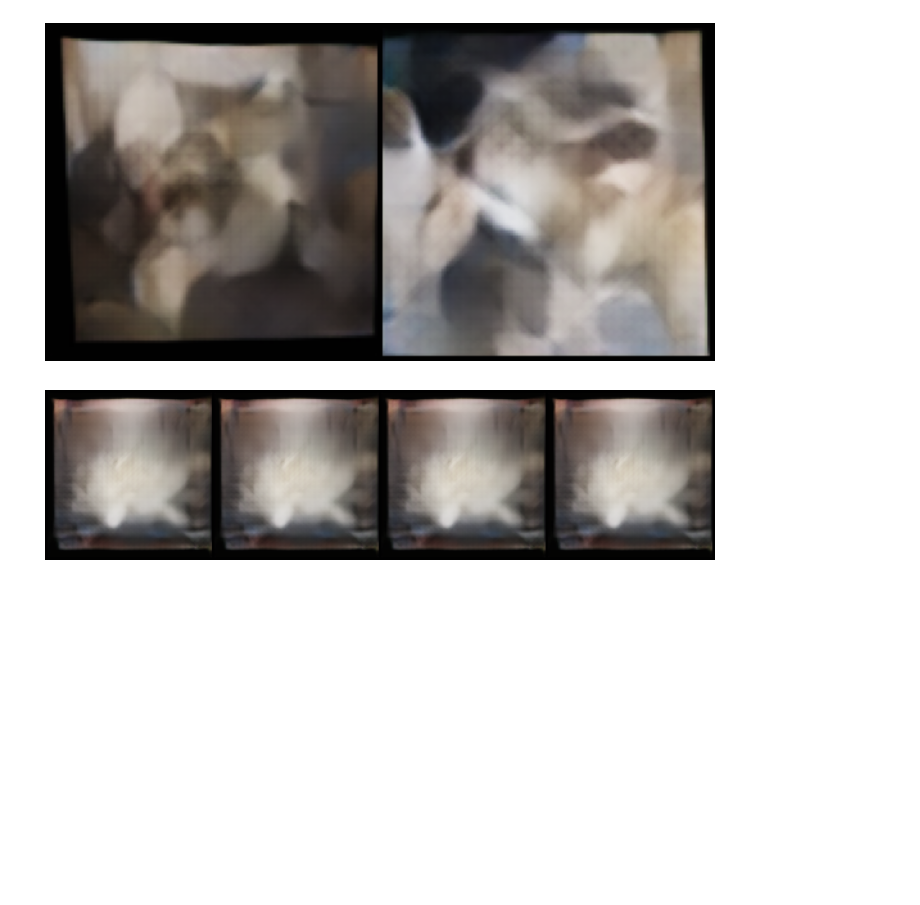
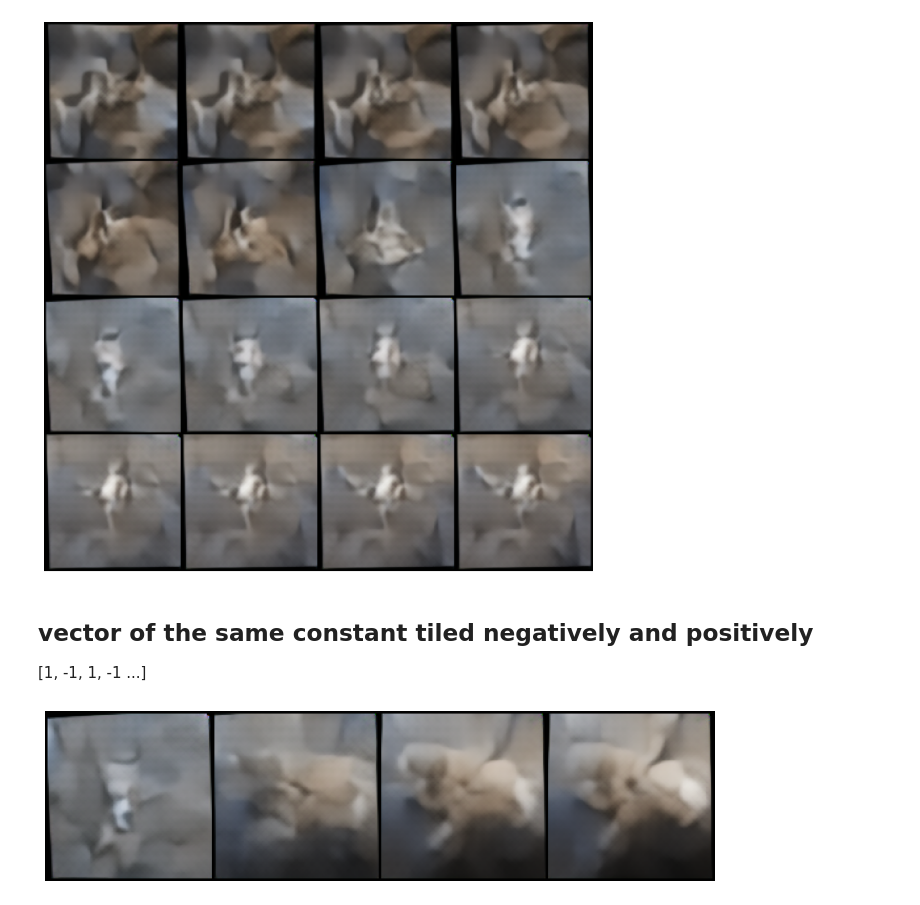
Before and after one commit to yuvalgos/FakeShmoot, a Jupyter notebook: SampleAndVisualize.ipynb, the cells around one changed output. Cells and saved outputs as stored; diff of their text form; code cells hidden in the pictures; blank space fills up the shorter version.

```diff
--- a/SampleAndVisualize.ipynb
+++ b/SampleAndVisualize.ipynb
@@ -9,0 +7,8 @@ model.requires_grad = False
+# %%
+model = torch.load('checkpoints/128final/long_run_beta4_5blocks_9000.pt')
+setattr(model.decoder, 'first_fmap_size', 128//8)  # a small fix that is required after changing the model
+
+model.requires_grad = False
+model = model.eval()
+
+latent_size = 128
@@ -15,12 +48,18 @@ visualize_batch(samples[:16])
 # %%
-z = torch.normal(0 * torch.ones(2,400), 1*torch.ones(2,400)).to('cuda')
+# z = torch.normal(0 * torch.ones(2,400), 1*torch.ones(2,400)).to('cuda')
+z = [(c * torch.ones(1, 128)).to('cuda') for c in torch.linspace(-0.5, 0.5, 16).view(16, 1, 1)]
+z = torch.stack(z)
 samples = model.decoder(z)
 visualize_batch(samples)
 # %% [output]
-[figure, old version]
+[figure, new version]
+# %% [markdown]
+## vector of the same constant tiled negatively and positively
+[1, -1, 1, -1 ...]
 # %%
-z = torch.ones(4, 400).to('cuda')
+z = [torch.tensor([c, -c]*(latent_size//2)).to('cuda') for c in[0.1, 0.5, 1, 3]]
+z = torch.stack(z)
 samples = model.decoder(z)
 visualize_batch(samples)
 # %% [output]
-[figure, old version]
+[figure, new version]
```
Also changed, not shown: parts of 12 cells of this notebook, 5 other files.
